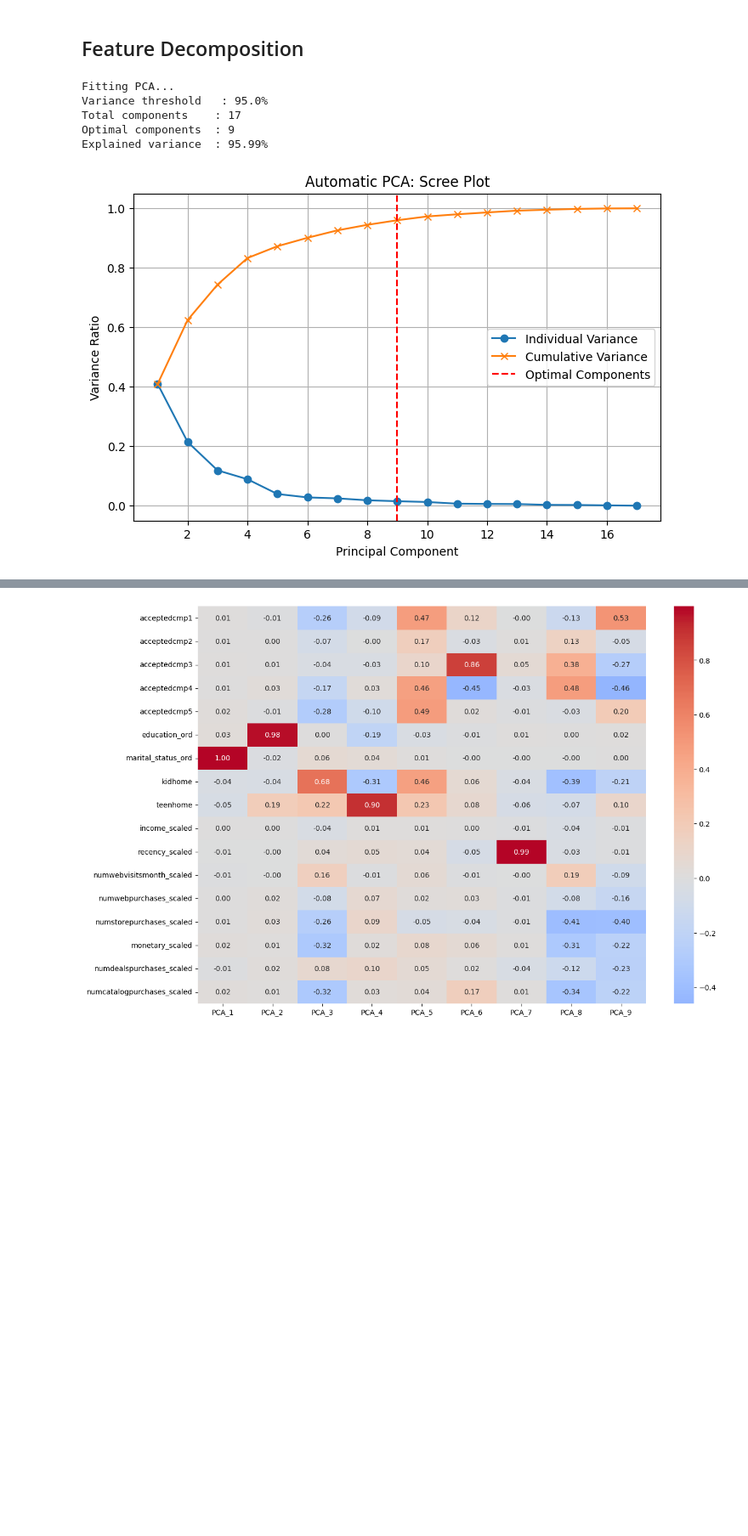
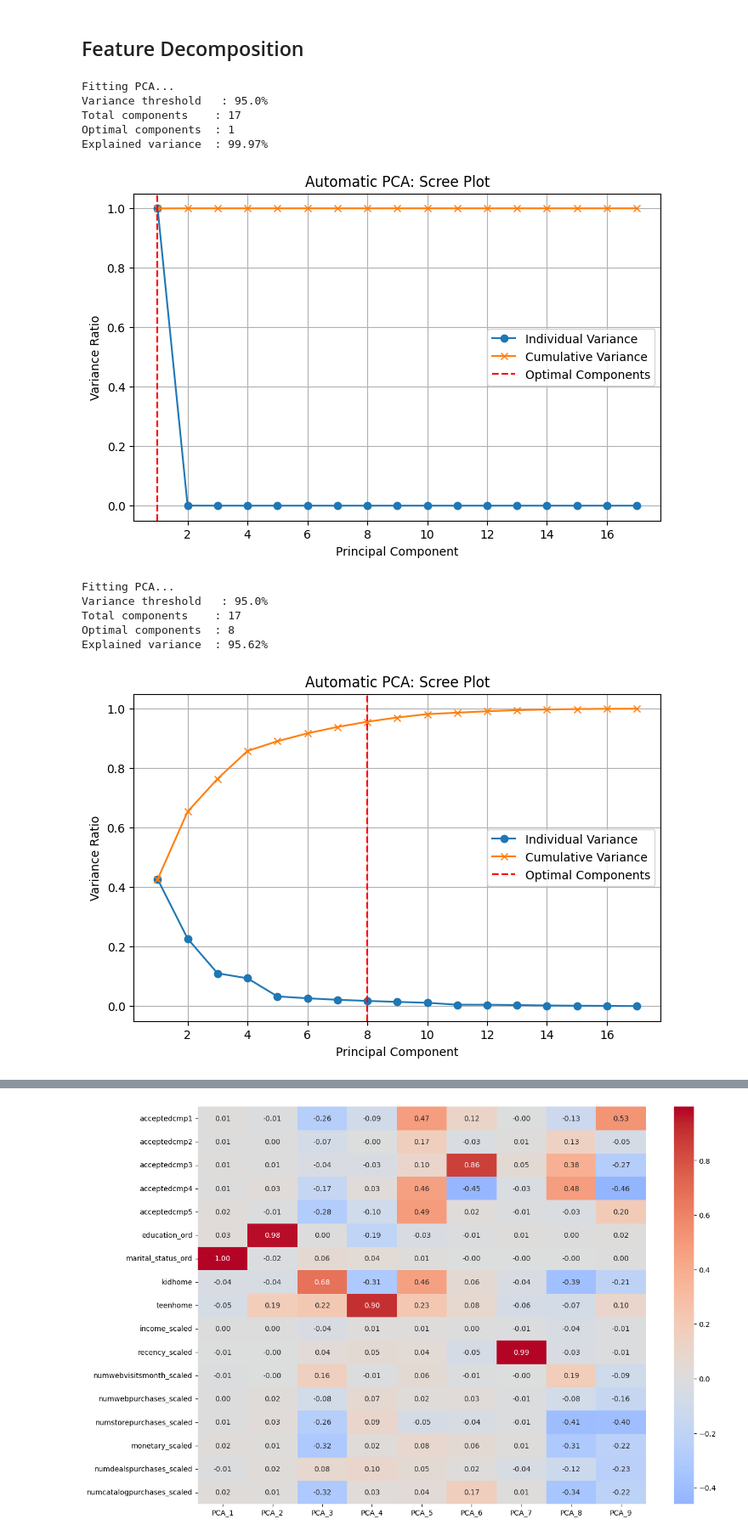
Before and after one commit to widyadaridhyp/customer_personality, a Jupyter notebook: notebooks/research.ipynb, the cells around one changed output, grey strips where cells are left out. Shown at 85% size. Cells and saved outputs as stored; diff of their text form; code cells hidden in the pictures; blank space fills up the shorter version.

```diff
--- a/notebooks/research.ipynb
+++ b/notebooks/research.ipynb
@@ -684,6 +756,8 @@ from sklearn.preprocessing import MinMaxScaler
 # %%
 target = df_all['response']
 features = fix.drop(columns='response')
+features_full = fix1.copy()
+target1 = df_full['response']
 # %%
 from sklearn.model_selection import train_test_split
 from imblearn.under_sampling import RandomUnderSampler
@@ -692,6 +765,13 @@ rus = RandomUnderSampler(sampling_strategy=0.5, random_state=42)
 # %%
 X_train, X_test, y_train, y_test = train_test_split(features, target, test_size=0.3, random_state=42)
+X_train1, X_test1, y_train1, y_test1 = train_test_split(features_full, target1, test_size=0.3, random_state=43)
+
+ros = SMOTE(sampling_strategy=0.5, random_state=42)
+X_train_ros, y_train_ros = ros.fit_resample(X_train, y_train)
+
+rus = RandomUnderSampler(sampling_strategy=0.5, random_state=42)
 X_train_res, y_train_res = rus.fit_resample(X_train, y_train)
+X_train1_res, y_train1_res = rus.fit_resample(X_train1, y_train1)
 # %%
 def scaled(X_train, X_test):
     scaler = MinMaxScaler()
@@ -734,7 +814,20 @@ def scaled(X_train, X_test):
 
     return X_train_final, X_test_final
 # %%
+X_train_sc, X_test_sc = scaled(X_train, X_test)
 X_train_scaled, X_test_scaled = scaled(X_train_res, X_test)
+X_train_scros, X_test_scros = scaled(X_train_ros, X_test)
+
+scaler = MinMaxScaler()
+X_train1_scaled = pd.DataFrame(scaler.fit_transform(X_train1_res[num_sc]),
+                               columns=num_sc,
+                               index=X_train1_res.index)
+X_test1_scaled = pd.DataFrame(scaler.transform(X_test1[num_sc]),
+                              columns=num_sc,
+                              index=X_test1.index)
+# %%
+X_train1_scaled = pd.concat([X_train1_res.drop(columns=num_sc), X_train1_scaled], axis=1)
+X_test1_scaled = pd.concat([X_test1.drop(columns=num_sc), X_test1_scaled], axis=1)
 # %% [markdown]
 ## Feature Decomposition
 # %%
@@ -777,11 +870,21 @@ def automatic_pca(X_train, X_test, variance_threshold=0.95):
 
     return X_train_pca, X_test_pca, n_components_optimal, pca
 # %%
-X_train_pca_scaled, X_test_pca_scaled, n_comp_scaled, pca = automatic_pca(X_train_scaled, X_test_scaled)
+X_train_1, X_test_1, n_pca_1, pca1 = automatic_pca(X_train, X_test)
+X_train_2, X_test_2, n_pca_2, pca2 = automatic_pca(X_train_sc, X_test_sc)
+X_train_3, X_test_3, n_pca_3, pca3 = automatic_pca(X_train_scros, X_test_scros)
+X_train_4, X_test_4, n_pca_4, pca4 = automatic_pca(X_train_scaled, X_test_scaled)
+X_train_5, X_test_5, n_pca_5, pca5 = automatic_pca(X_train1_scaled, X_test1_scaled)
 # %% [output]
 Fitting PCA...
 Variance threshold   : 95.0%
 Total components    : 17
-Optimal components  : 9
-Explained variance  : 95.99%
+Optimal components  : 1
+Explained variance  : 99.97%
-[figure, old version]
+[figure, new version]
+Fitting PCA...
+Variance threshold   : 95.0%
+Total components    : 17
+Optimal components  : 8
+Explained variance  : 95.62%
+[figure, added]
```
Also changed, not shown: parts of 25 cells of this notebook.
